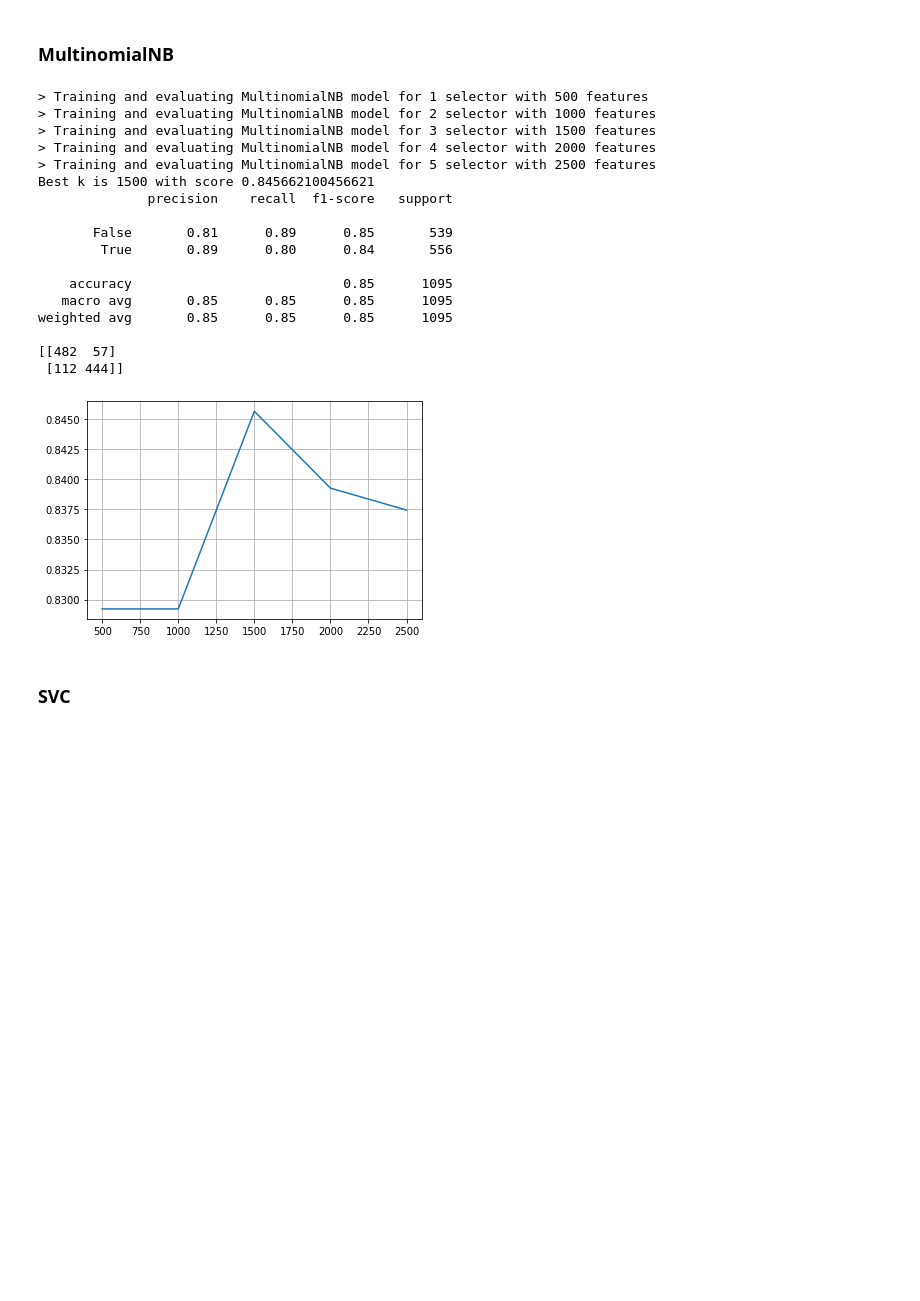
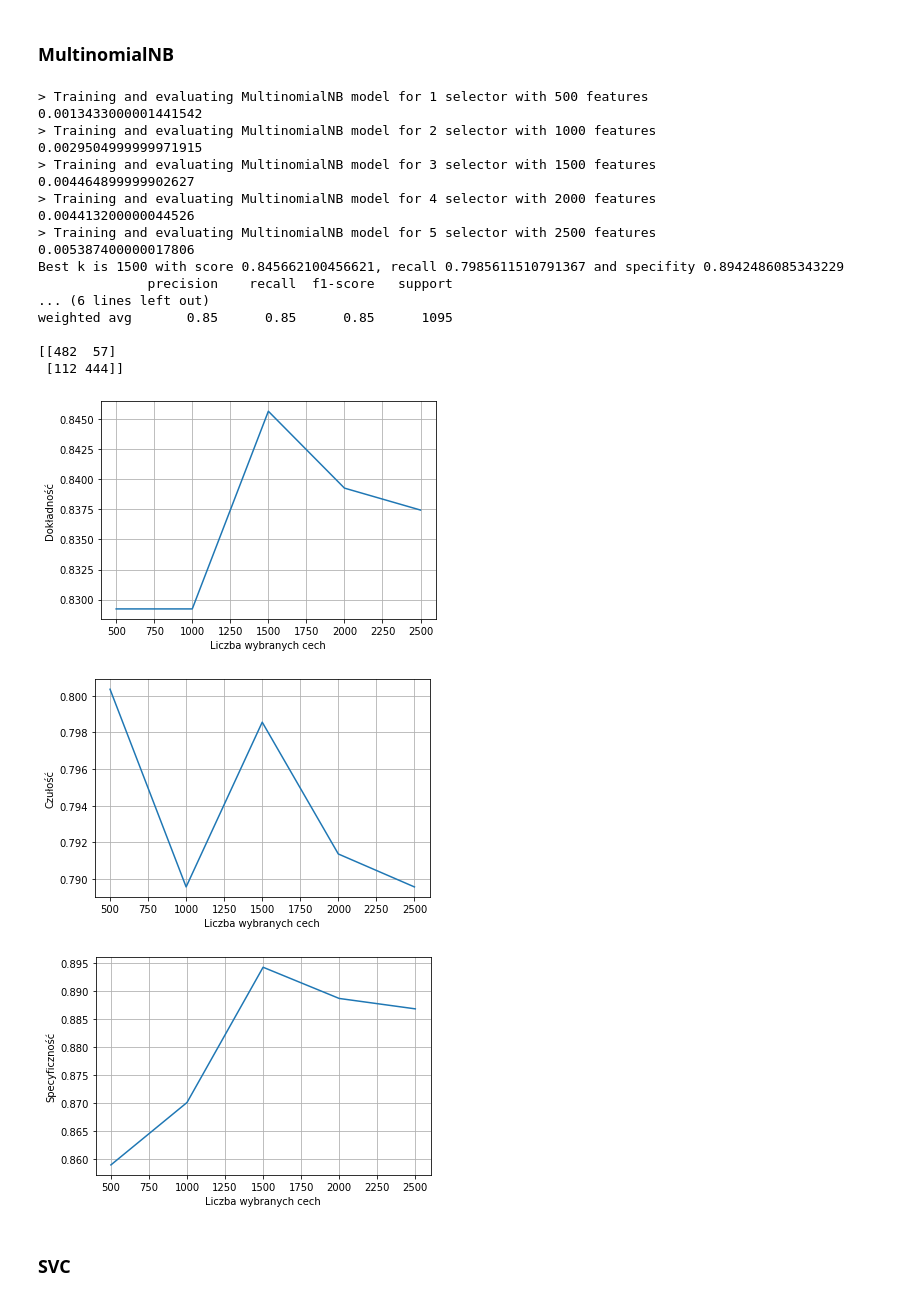
Before and after one commit to KAIR-ISZ-NLP/FeatureSelectionAlgorithmsNLP, a Jupyter notebook: Project/feature_selection_with_RFE.ipynb, the cells around one changed output. Saved outputs shown, nothing was run; the diff lists cells and outputs as text; code cells hidden in the pictures; blank space fills up the shorter version.

```diff
--- a/Project/feature_selection_with_RFE.ipynb
+++ b/Project/feature_selection_with_RFE.ipynb
@@ -102,7 +103,12 @@ for k in all_k:
 <h3> MultinomialNB </h3>
 # %%
 all_scores_MultinomialNB = []
+all_specifity_MultinomialNB = []
+all_recall_MultinomialNB = []
+all_classif_times_MultinomialNB = []
 score_best_MultinomialNB = 0
+specifity_best_MultinomialNB = 0
+recall_best_MultinomialNB = 0
 all_k = [i for i in range(500, 3000, 500)]
 
 for count, sel in enumerate(all_selectors, start=1):
@@ -116,43 +122,73 @@ for count, sel in enumerate(all_selectors, start=1):
     model = GridSearchCV(MultinomialNB(), param_grid, verbose=0)
     model.fit(X_train_new,y_train)
 
+    start = default_timer()
     y_pred = model.predict(X_test_new)
+    end = default_timer()
+    classif_time = end - start
+    all_classif_times_MultinomialNB.append(classif_time)
+    print(classif_time)
+
     score = accuracy_score(y_test,y_pred)
+    tn, fp, fn, tp = confusion_matrix(y_test, y_pred).ravel()
+    specificity = tn / (tn+fp)
+    recall = tp / (tp+fn)
     all_scores_MultinomialNB.append(score)
+    all_specifity_MultinomialNB.append(specificity)
+    all_recall_MultinomialNB.append(recall)
 
     if score > score_best_MultinomialNB:
         score_best_MultinomialNB = score
+        specifity_best_MultinomialNB = specificity
+        recall_best_MultinomialNB = recall
         k_best = X_test_new.shape[1]
         class_best = classification_report(y_test,y_pred)
         conf_best = confusion_matrix(y_test,y_pred)
         best_model_MultinomialNB = model
         best_features_MultinomialNB = sel
 
 
-print(f"Best k is {k_best} with score {score_best_MultinomialNB}")
+print(f"Best k is {k_best} with score {score_best_MultinomialNB}, recall {recall_best_MultinomialNB} and specifity {specifity_best_MultinomialNB}")
 print(class_best)
 print(conf_best)
 plt.plot(all_k, all_scores_MultinomialNB)
+plt.xlabel("Liczba wybranych cech")
+plt.ylabel("Dokładność")
+plt.title("")
 plt.grid()
+plt.show()
+plt.plot(all_k, all_recall_MultinomialNB)
+plt.xlabel("Liczba wybranych cech")
+plt.ylabel("Czułość")
+plt.title("")
+plt.grid()
+plt.show()
+plt.plot(all_k, all_specifity_MultinomialNB)
+plt.xlabel("Liczba wybranych cech")
+plt.ylabel("Specyficzność")
+plt.title("")
+plt.grid()
 # %% [output]
 > Training and evaluating MultinomialNB model for 1 selector with 500 features
+0.0013433000001441542
 > Training and evaluating MultinomialNB model for 2 selector with 1000 features
+0.0029504999999971915
 > Training and evaluating MultinomialNB model for 3 selector with 1500 features
+0.004464899999902627
 > Training and evaluating MultinomialNB model for 4 selector with 2000 features
+0.004413200000044526
 > Training and evaluating MultinomialNB model for 5 selector with 2500 features
-Best k is 1500 with score 0.845662100456621
+0.005387400000017806
+Best k is 1500 with score 0.845662100456621, recall 0.7985611510791367 and specifity 0.8942486085343229
               precision    recall  f1-score   support
-
-       False       0.81      0.89      0.85       539
-        True       0.89      0.80      0.84       556
-
-    accuracy                           0.85      1095
-   macro avg       0.85      0.85      0.85      1095
+... (6 lines left out)
 weighted avg       0.85      0.85      0.85      1095
 
 [[482  57]
  [112 444]]
-[figure, old version]
+[figure, new version]
+[figure, added]
+[figure, added]
 # %% [markdown]
 <h3> SVC </h3>
 # %%
```
Also changed, not shown: parts of 7 cells of this notebook, 4 other files.
